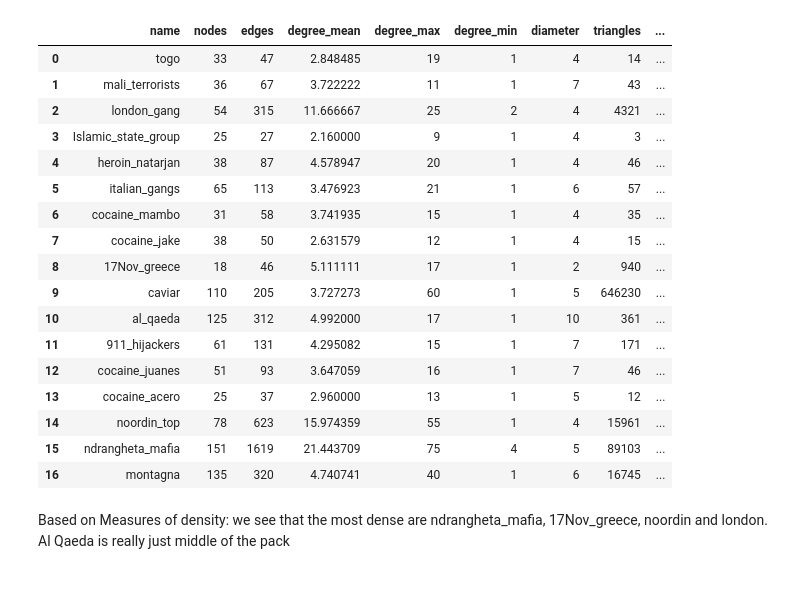
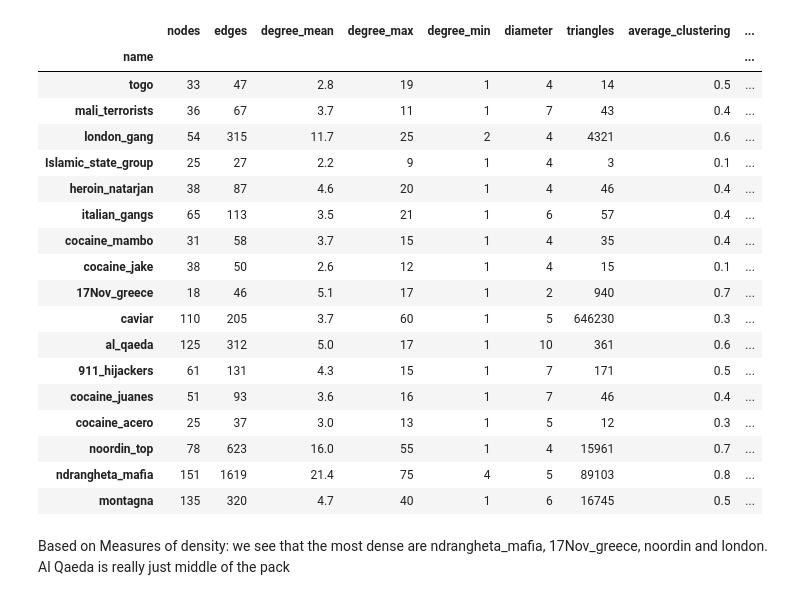
Before and after one commit to clinton0313/network_analysis, a Jupyter notebook: final_project/code/results.ipynb, the cells around one changed output. Drawn from its saved outputs; the diff is of its cells as text; code cells hidden in the pictures.

Commit message:
Filtered for strategies and changed pandas display options

```diff
--- a/final_project/code/results.ipynb
+++ b/final_project/code/results.ipynb
@@ -8,6 +8,8 @@ import pickle
 import seaborn as sns
 from typing import Callable
 
+pd.set_option("display.max.columns", 50)
+pd.set_option("precision", 1)
 # os.chdir(os.path.dirname(os.path.realpath(__file__)))
 DATADIR = os.path.join("..", "data")
 LOGDIR = os.path.join("..", "logs")
@@ -27,6 +29,7 @@ results = (
     .groupby(["strategy", "group"]).mean()
     .loc[:, lambda df: df.columns.get_level_values(1).isin([0.25, 1.0])]
     .unstack(level=0)
+    .loc[:, lambda df: df.columns.get_level_values(2).isin(strategies)]
 )
 
 results.columns = results.columns.to_flat_index()
@@ -43,7 +46,7 @@ summaries["degree_ratio"] = summaries.degree_max / summaries.degree_min
 summaries = summaries.drop(index=6)
 
 #Merge together
-summaries = pd.merge(summaries, results, on=["name"])
+summaries = pd.merge(summaries, results, on=["name"]).set_index("name")
 
 
 #Helper histogram explore function
@@ -60,24 +75,25 @@ def explore_hist(
 # %%
-summaries.iloc[:,:17]
+summaries
 # %% [output]
-|  | name | nodes | edges | degree_mean | degree_max | degree_min | diameter | triangles | ... |
-| 0 | togo | 33 | 47 | 2.848485 | 19 | 1 | 4 | 14 | ... |
-| 1 | mali_terrorists | 36 | 67 | 3.722222 | 11 | 1 | 7 | 43 | ... |
-| 2 | london_gang | 54 | 315 | 11.666667 | 25 | 2 | 4 | 4321 | ... |
-| 3 | Islamic_state_group | 25 | 27 | 2.160000 | 9 | 1 | 4 | 3 | ... |
-| 4 | heroin_natarjan | 38 | 87 | 4.578947 | 20 | 1 | 4 | 46 | ... |
-| 5 | italian_gangs | 65 | 113 | 3.476923 | 21 | 1 | 6 | 57 | ... |
-| 6 | cocaine_mambo | 31 | 58 | 3.741935 | 15 | 1 | 4 | 35 | ... |
-| 7 | cocaine_jake | 38 | 50 | 2.631579 | 12 | 1 | 4 | 15 | ... |
-| 8 | 17Nov_greece | 18 | 46 | 5.111111 | 17 | 1 | 2 | 940 | ... |
-| 9 | caviar | 110 | 205 | 3.727273 | 60 | 1 | 5 | 646230 | ... |
-| 10 | al_qaeda | 125 | 312 | 4.992000 | 17 | 1 | 10 | 361 | ... |
-| 11 | 911_hijackers | 61 | 131 | 4.295082 | 15 | 1 | 7 | 171 | ... |
-| 12 | cocaine_juanes | 51 | 93 | 3.647059 | 16 | 1 | 7 | 46 | ... |
-| 13 | cocaine_acero | 25 | 37 | 2.960000 | 13 | 1 | 5 | 12 | ... |
-| 14 | noordin_top | 78 | 623 | 15.974359 | 55 | 1 | 4 | 15961 | ... |
-| 15 | ndrangheta_mafia | 151 | 1619 | 21.443709 | 75 | 4 | 5 | 89103 | ... |
-| 16 | montagna | 135 | 320 | 4.740741 | 40 | 1 | 6 | 16745 | ... |
+|  | nodes | edges | degree_mean | degree_max | degree_min | diameter | triangles | average_clustering | ... |
+| name |  |  |  |  |  |  |  |  | ... |
+| togo | 33 | 47 | 2.8 | 19 | 1 | 4 | 14 | 0.5 | ... |
+| mali_terrorists | 36 | 67 | 3.7 | 11 | 1 | 7 | 43 | 0.4 | ... |
+| london_gang | 54 | 315 | 11.7 | 25 | 2 | 4 | 4321 | 0.6 | ... |
+| Islamic_state_group | 25 | 27 | 2.2 | 9 | 1 | 4 | 3 | 0.1 | ... |
+| heroin_natarjan | 38 | 87 | 4.6 | 20 | 1 | 4 | 46 | 0.4 | ... |
+| italian_gangs | 65 | 113 | 3.5 | 21 | 1 | 6 | 57 | 0.4 | ... |
+| cocaine_mambo | 31 | 58 | 3.7 | 15 | 1 | 4 | 35 | 0.4 | ... |
+| cocaine_jake | 38 | 50 | 2.6 | 12 | 1 | 4 | 15 | 0.1 | ... |
+| 17Nov_greece | 18 | 46 | 5.1 | 17 | 1 | 2 | 940 | 0.7 | ... |
+| caviar | 110 | 205 | 3.7 | 60 | 1 | 5 | 646230 | 0.3 | ... |
+| al_qaeda | 125 | 312 | 5.0 | 17 | 1 | 10 | 361 | 0.6 | ... |
+| 911_hijackers | 61 | 131 | 4.3 | 15 | 1 | 7 | 171 | 0.5 | ... |
+| cocaine_juanes | 51 | 93 | 3.6 | 16 | 1 | 7 | 46 | 0.4 | ... |
+| cocaine_acero | 25 | 37 | 3.0 | 13 | 1 | 5 | 12 | 0.3 | ... |
+| noordin_top | 78 | 623 | 16.0 | 55 | 1 | 4 | 15961 | 0.7 | ... |
+| ndrangheta_mafia | 151 | 1619 | 21.4 | 75 | 4 | 5 | 89103 | 0.8 | ... |
+| montagna | 135 | 320 | 4.7 | 40 | 1 | 6 | 16745 | 0.5 | ... |
 # %% [markdown]
 Based on Measures of density: we see that the most dense are ndrangheta_mafia, 17Nov_greece, noordin and london. Al Qaeda is really just middle of the pack
 # %%
```
Also changed, not shown: parts of 1 cell of this notebook.
